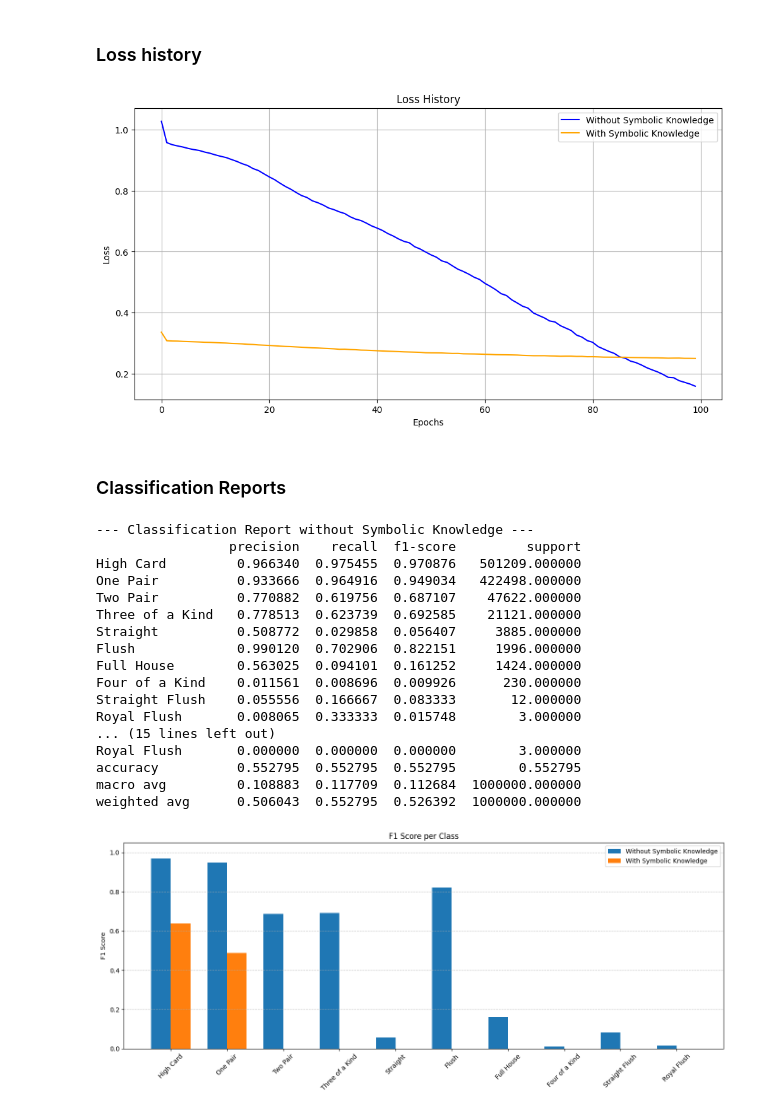
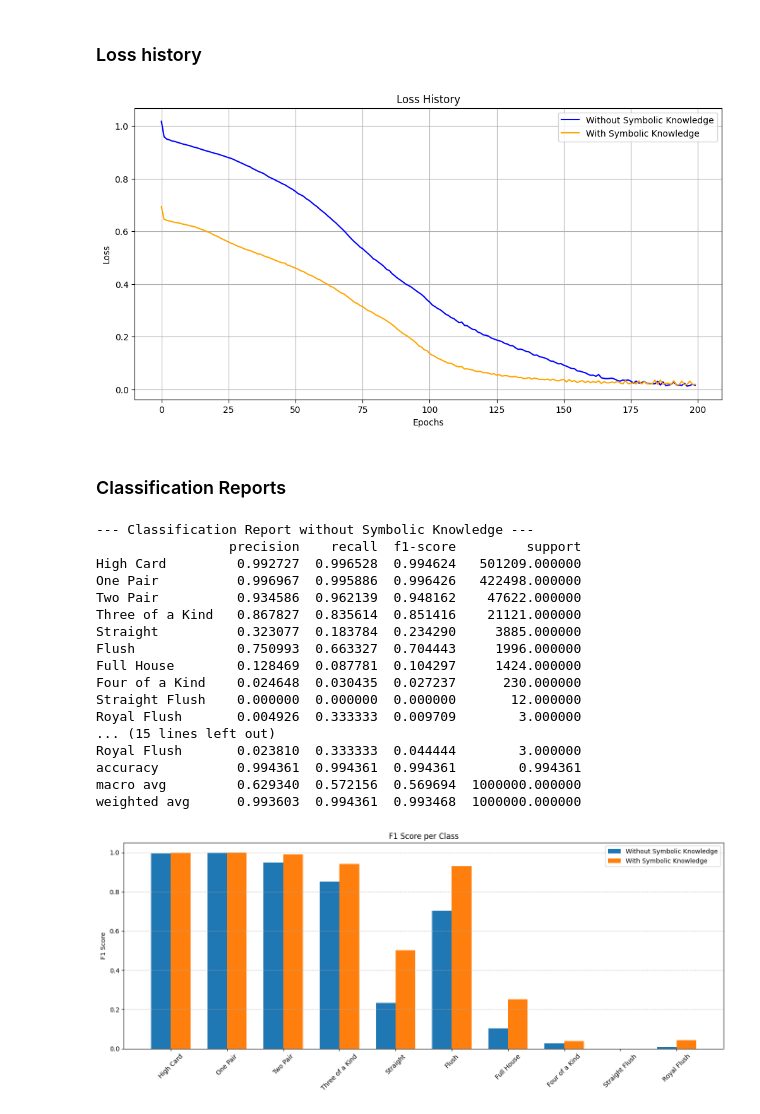
Before and after one commit to MatteoMagnini/demo-2025-woa-nesy, a Jupyter notebook: notebook/injection.ipynb, the cells around one changed output. Saved outputs shown, nothing was run; the diff lists cells and outputs as text; code cells hidden in the pictures.

```diff
--- a/notebook/injection.ipynb
+++ b/notebook/injection.ipynb
@@ -37,7 +37,7 @@ map_class_to_label = {
 FEATURE_NUMBER = 10
 CLASS_NUMBER = 10
 HIDDEN_SIZE = 64
-EPOCHES = 100
+EPOCHES = 200
 BATCH_SIZE = 32
 PYTORCH_SEED = 0
 NUMPY_SEED = 0
@@ -385,11 +385,11 @@ def evaluate(model):
 # %% [markdown]
 ### Comparison
 # %%
-#print("--- Training without Symbolic Knowledge ---")
-#model_base, history1 = train_model(use_rules=False)
-#report1 = evaluate(model_base)
+print("\n--- Training with Symbolic Knowledge ---")
+model_symbolic, history1 = train_model(use_rules=True, lambda_reg=0.5)
+report1 = evaluate(model_symbolic)
 
-print("\n--- Training with Symbolic Knowledge ---")
-model_symbolic, history2 = train_model(use_rules=True, lambda_reg=1)
-report2 = evaluate(model_symbolic)
+print("--- Training without Symbolic Knowledge ---")
+model_base, history2 = train_model(use_rules=False)
+report2 = evaluate(model_base)
 # %% [output]
@@ -401,8 +415,8 @@ Epoch 20: loss = 0.2980
 # %%
 def plot_loss_history(loss_history1, loss_history2):
     plt.figure(figsize=(12, 6))
-    plt.plot(loss_history1, label='Without Symbolic Knowledge', color='blue')
-    plt.plot(loss_history2, label='With Symbolic Knowledge', color='orange')
+    plt.plot(loss_history1, label='With Symbolic Knowledge', color='blue')
+    plt.plot(loss_history2, label='Without Symbolic Knowledge', color='orange')
     plt.title('Loss History')
     plt.xlabel('Epochs')
     plt.ylabel('Loss')
@@ -412,58 +426,58 @@ def plot_loss_history(loss_history1, loss_history2):
 
 plot_loss_history(history1, history2)
 # %% [output]
-[figure, old version]
+[figure, new version]
 # %% [markdown]
 ### Classification Reports
 # %%
-print("--- Classification Report without Symbolic Knowledge ---")
+print("--- Classification Report with Symbolic Knowledge ---")
 print(pd.DataFrame(report1).transpose())
-print("\n--- Classification Report with Symbolic Knowledge ---")
+print("\n--- Classification Report without Symbolic Knowledge ---")
 print(pd.DataFrame(report2).transpose())
 # %% [output]
 --- Classification Report without Symbolic Knowledge ---
                  precision    recall  f1-score         support
-High Card         0.966340  0.975455  0.970876   501209.000000
-One Pair          0.933666  0.964916  0.949034   422498.000000
-Two Pair          0.770882  0.619756  0.687107    47622.000000
-Three of a Kind   0.778513  0.623739  0.692585    21121.000000
-Straight          0.508772  0.029858  0.056407     3885.000000
-Flush             0.990120  0.702906  0.822151     1996.000000
-Full House        0.563025  0.094101  0.161252     1424.000000
-Four of a Kind    0.011561  0.008696  0.009926      230.000000
-Straight Flush    0.055556  0.166667  0.083333       12.000000
-Royal Flush       0.008065  0.333333  0.015748        3.000000
+High Card         0.992727  0.996528  0.994624   501209.000000
+One Pair          0.996967  0.995886  0.996426   422498.000000
+Two Pair          0.934586  0.962139  0.948162    47622.000000
+Three of a Kind   0.867827  0.835614  0.851416    21121.000000
+Straight          0.323077  0.183784  0.234290     3885.000000
+Flush             0.750993  0.663327  0.704443     1996.000000
+Full House        0.128469  0.087781  0.104297     1424.000000
+Four of a Kind    0.024648  0.030435  0.027237      230.000000
+Straight Flush    0.000000  0.000000  0.000000       12.000000
+Royal Flush       0.004926  0.333333  0.009709        3.000000
 ... (15 lines left out)
-Royal Flush       0.000000  0.000000  0.000000        3.000000
-accuracy          0.552795  0.552795  0.552795        0.552795
-macro avg         0.108883  0.117709  0.112684  1000000.000000
-weighted avg      0.506043  0.552795  0.526392  1000000.000000
+Royal Flush       0.023810  0.333333  0.044444        3.000000
+accuracy          0.994361  0.994361  0.994361        0.994361
+macro avg         0.629340  0.572156  0.569694  1000000.000000
+weighted avg      0.993603  0.994361  0.993468  1000000.000000
 # %%
 import numpy as np
 import matplotlib.pyplot as plt
 
 def plot_classification_report(report1, report2):
     labels = list(map_class_to_label.values())
-    x = np.arange(len(labels))  # Indici per le classi
+    x = np.arange(len(labels))
 
     f1_scores1 = [report1[label]['f1-score'] for label in labels]
     f1_scores2 = [report2[label]['f1-score'] for label in labels]
 
-    width = 0.35  # Larghezza delle barre
+    width = 0.35
 
     plt.figure(figsize=(14, 6))
-    plt.bar(x - width/2, f1_scores1, width, label='Without Symbolic Knowledge')
-    plt.bar(x + width/2, f1_scores2, width, label='With Symbolic Knowledge')
+    plt.bar(x - width/2, f1_scores1, width, label='With Symbolic Knowledge')
+    plt.bar(x + width/2, f1_scores2, width, label='Without Symbolic Knowledge')
 
     plt.xticks(x, labels, rotation=45)
     plt.ylabel('F1 Score')
     plt.title('F1 Score per Class')
     plt.legend()
     plt.ylim(0, 1.05)
     plt.grid(axis='y', linestyle='--', alpha=0.7)
     plt.tight_layout()
     plt.show()
 
 plot_classification_report(report1, report2)
 # %% [output]
-[figure, old version]
+[figure, new version]
```
Also changed, not shown: parts of 1 cell of this notebook.
